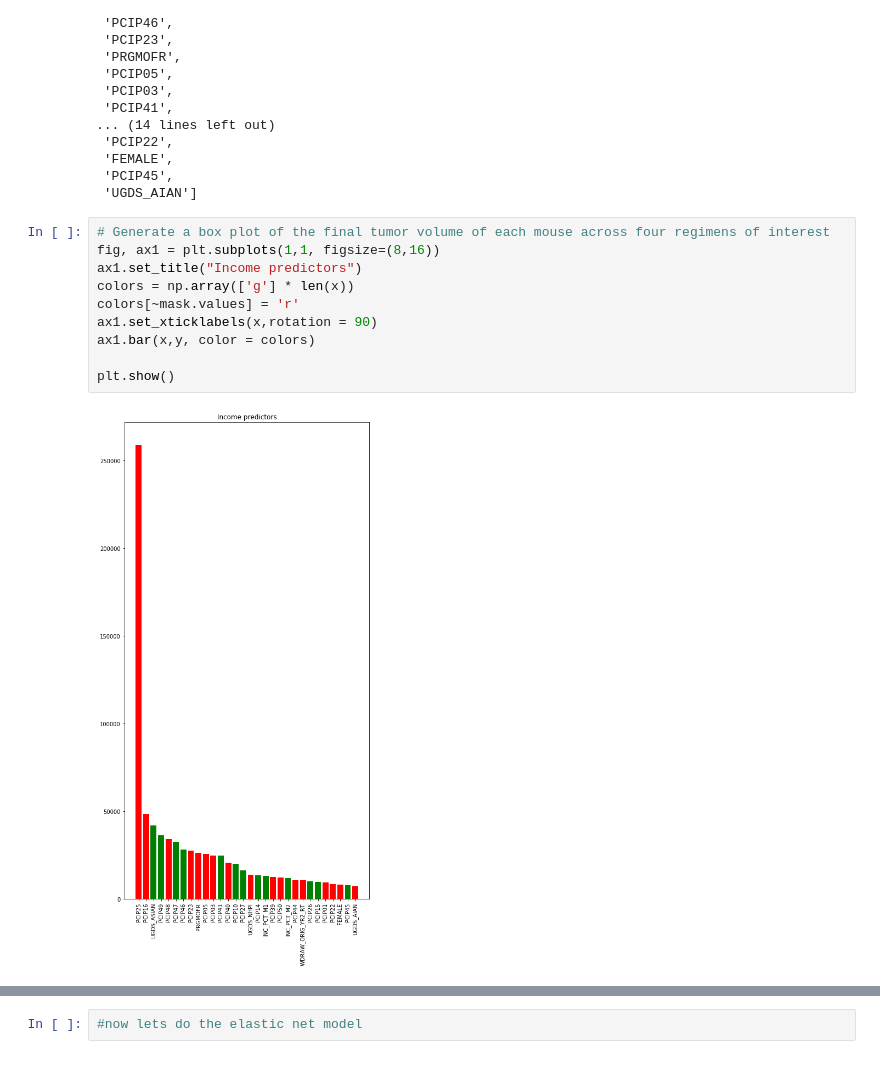
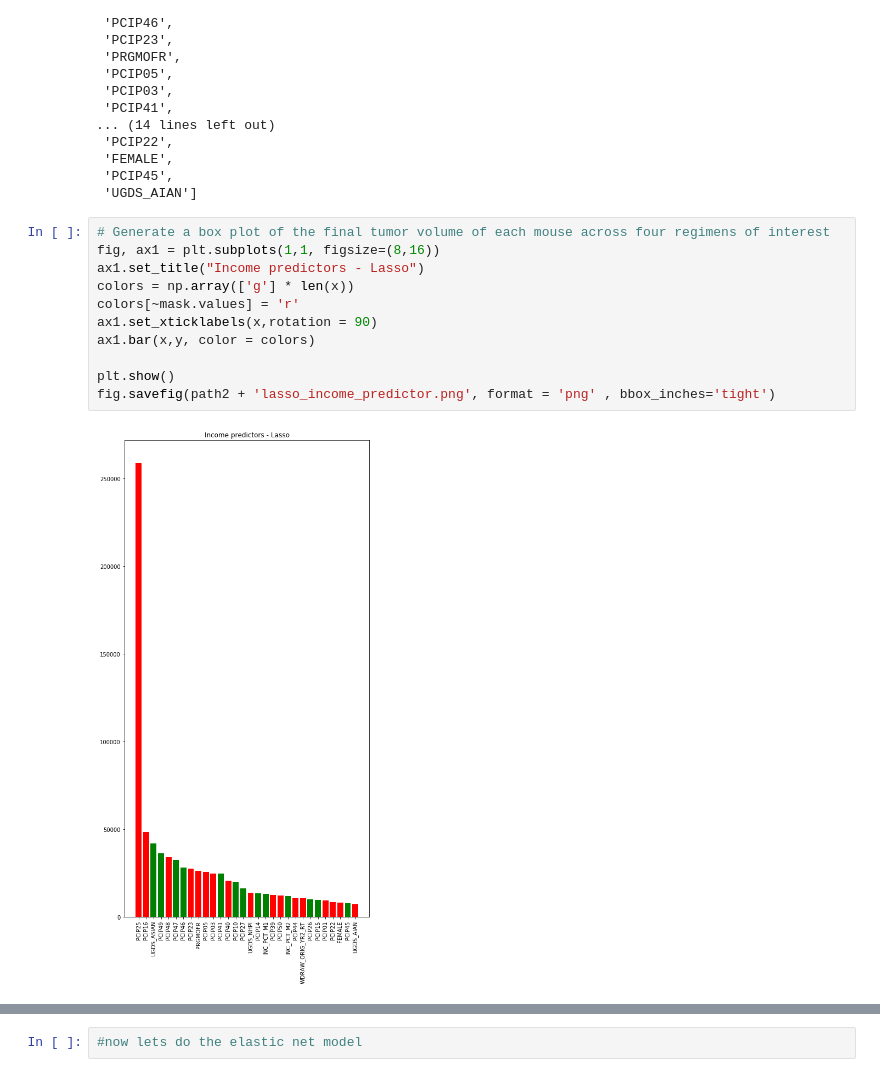
Before and after one commit to theaddies/final_project, a Jupyter notebook: full_dataset.ipynb, the cells around one changed output, grey strips where cells are left out. Drawn from its saved outputs; the diff is of its cells as text.

```diff
--- a/full_dataset.ipynb
+++ b/full_dataset.ipynb
@@ -1802,15 +1844,16 @@ x.to_list()
 # %%
 # Generate a box plot of the final tumor volume of each mouse across four regimens of interest
 fig, ax1 = plt.subplots(1,1, figsize=(8,16))
-ax1.set_title("Income predictors")
+ax1.set_title("Income predictors - Lasso")
 colors = np.array(['g'] * len(x))
 colors[~mask.values] = 'r'
 ax1.set_xticklabels(x,rotation = 90)
 ax1.bar(x,y, color = colors)
 
 plt.show()
+fig.savefig(path2 + 'lasso_income_predictor.png', format = 'png' , bbox_inches='tight')
 # %% [output]
-[figure, old version]
+[figure, new version]
 # %%
 random_forest_summary_df_4
 # %% [output]
```
Also changed, not shown: parts of 46 cells of this notebook, 2 other files.
